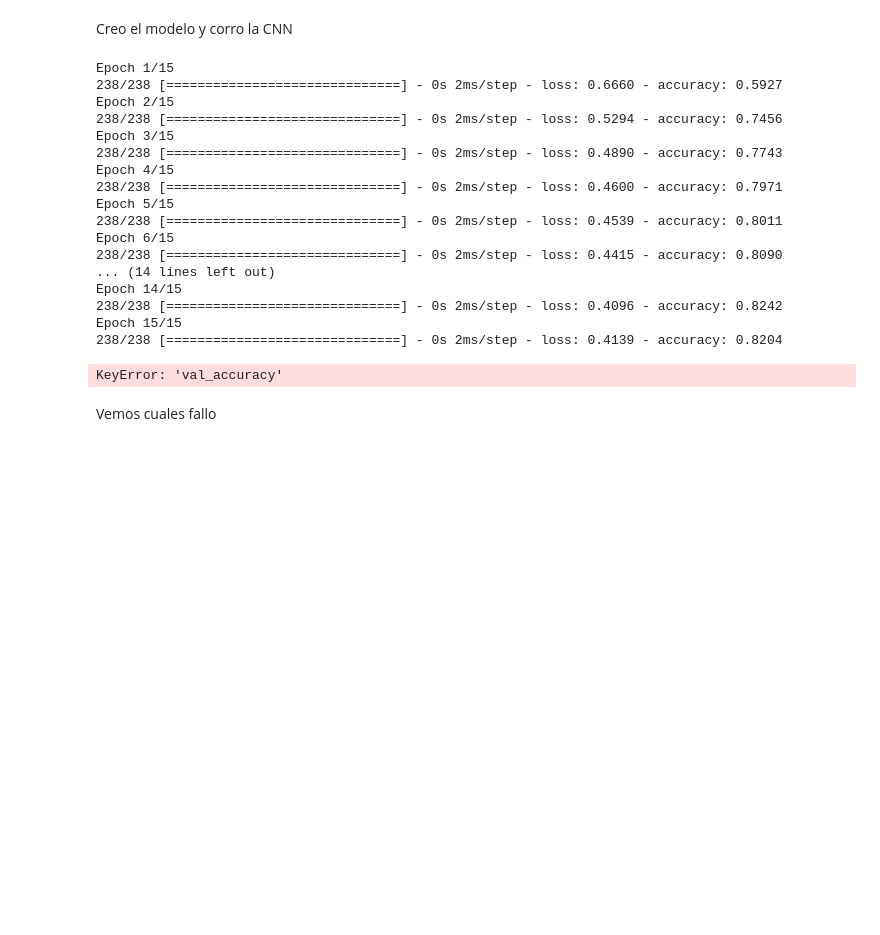
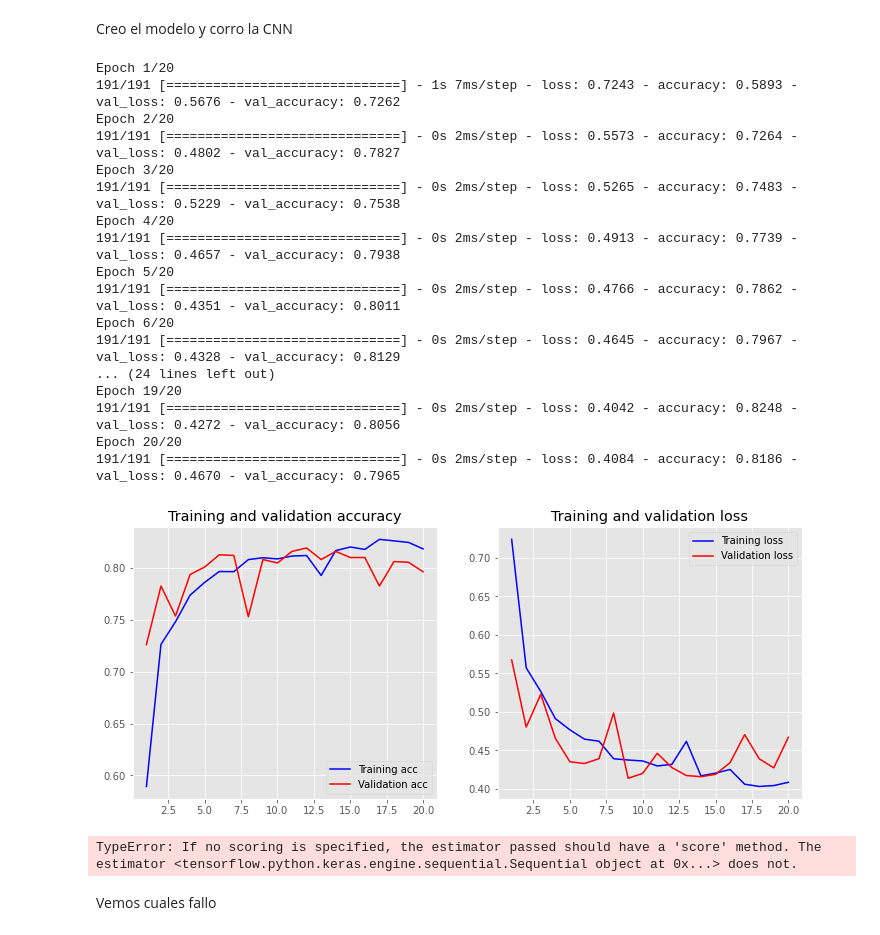
Before and after one commit to maxilevi/tp2-datos, a Jupyter notebook: cnn.ipynb, the cells around one changed output. Saved outputs shown, nothing was run; the diff lists cells and outputs as text; code cells hidden in the pictures; blank space fills up the shorter version.

```diff
--- a/cnn.ipynb
+++ b/cnn.ipynb
@@ -28,9 +30,8 @@ strides=4
 Armo features con el feature_builder
 # %%
 def prepare_for_cnn(df):
-    X_train = feature_builder.process_dataset(df).to_numpy()
-    X_train = X_train.reshape(X_train.shape[0], kernel_size, X_train.shape[1])
-    return X_train
+    processed = feature_builder.process_dataset(df)
+    return processed.to_numpy().reshape(processed.shape[0], kernel_size, processed.shape[1])
 # %%
 X_train = prepare_for_cnn(train_df)
 y_train = train_df['target'].values
@@ -40,43 +41,42 @@ Creo el modelo y corro la CNN
 def create_model():
     model = Sequential()
     model.add(Conv1D(filters=128, kernel_size=kernel_size, strides=strides, input_shape=(X_train.shape[1], X_train.shape[2]), activation='relu'))
-    model.add(MaxPooling1D(1))
-    model.add(Conv1D(filters=128, kernel_size=kernel_size, strides=strides, activation='relu'))
-    model.add(MaxPooling1D(1))
-    model.add(Conv1D(filters=64, kernel_size=kernel_size, strides=strides, activation='relu'))
-    model.add(MaxPooling1D(1))
-    model.add(Conv1D(filters=64, kernel_size=kernel_size, strides=strides, activation='relu'))
-    model.add(MaxPooling1D(1))
+    model.add(GlobalMaxPooling1D())
     model.add(Flatten())
-    model.add(Dense(64, activation='relu'))
-    model.add(Dense(64, activation='relu'))
-    model.add(Dropout(0.5))
+    model.add(Dense(32, activation='relu'))
+    model.add(Dense(32, activation='relu'))
+    model.add(Dropout(0.25))
     model.add(Dense(1, activation='sigmoid'))
     model.compile(loss='binary_crossentropy', optimizer='adam', metrics=['accuracy'])
     return model
 # %%
 model = create_model()
-history = model.fit(X_train, y_train, epochs=15, shuffle=True, validation_split=0.0)
+history = model.fit(X_train, y_train, epochs=20, shuffle=True, validation_split=0.2)
 plot_history(history)
 # %% [output]
-Epoch 1/15
-238/238 [==============================] - 0s 2ms/step - loss: 0.6660 - accuracy: 0.5927
-Epoch 2/15
-238/238 [==============================] - 0s 2ms/step - loss: 0.5294 - accuracy: 0.7456
-Epoch 3/15
-238/238 [==============================] - 0s 2ms/step - loss: 0.4890 - accuracy: 0.7743
-Epoch 4/15
-238/238 [==============================] - 0s 2ms/step - loss: 0.4600 - accuracy: 0.7971
-Epoch 5/15
-238/238 [==============================] - 0s 2ms/step - loss: 0.4539 - accuracy: 0.8011
-Epoch 6/15
-238/238 [==============================] - 0s 2ms/step - loss: 0.4415 - accuracy: 0.8090
-... (14 lines left out)
-Epoch 14/15
-238/238 [==============================] - 0s 2ms/step - loss: 0.4096 - accuracy: 0.8242
-Epoch 15/15
-238/238 [==============================] - 0s 2ms/step - loss: 0.4139 - accuracy: 0.8204
+Epoch 1/20
+191/191 [==============================] - 1s 7ms/step - loss: 0.7243 - accuracy: 0.5893 - val_loss: 0.5676 - val_accuracy: 0.7262
+Epoch 2/20
+191/191 [==============================] - 0s 2ms/step - loss: 0.5573 - accuracy: 0.7264 - val_loss: 0.4802 - val_accuracy: 0.7827
+Epoch 3/20
+191/191 [==============================] - 0s 2ms/step - loss: 0.5265 - accuracy: 0.7483 - val_loss: 0.5229 - val_accuracy: 0.7538
+Epoch 4/20
+191/191 [==============================] - 0s 2ms/step - loss: 0.4913 - accuracy: 0.7739 - val_loss: 0.4657 - val_accuracy: 0.7938
+Epoch 5/20
+191/191 [==============================] - 0s 2ms/step - loss: 0.4766 - accuracy: 0.7862 - val_loss: 0.4351 - val_accuracy: 0.8011
+Epoch 6/20
+191/191 [==============================] - 0s 2ms/step - loss: 0.4645 - accuracy: 0.7967 - val_loss: 0.4328 - val_accuracy: 0.8129
+... (24 lines left out)
+Epoch 19/20
+191/191 [==============================] - 0s 2ms/step - loss: 0.4042 - accuracy: 0.8248 - val_loss: 0.4272 - val_accuracy: 0.8056
+Epoch 20/20
+191/191 [==============================] - 0s 2ms/step - loss: 0.4084 - accuracy: 0.8186 - val_loss: 0.4670 - val_accuracy: 0.7965
-KeyError: 'val_accuracy'
+[figure, added]
+# %%
+perm = PermutationImportance(model, random_state=1).fit(X_train, y_train)
+eli5.show_weights(perm, feature_names=X_train.columns.tolist())
+# %% [output]
+TypeError: If no scoring is specified, the estimator passed should have a 'score' method. The estimator <tensorflow.python.keras.engine.sequential.Sequential object at 0x...> does not.
 # %% [markdown]
 Vemos cuales fallo
 # %%
```
Also changed, not shown: parts of 6 cells of this notebook, 1 other file.
